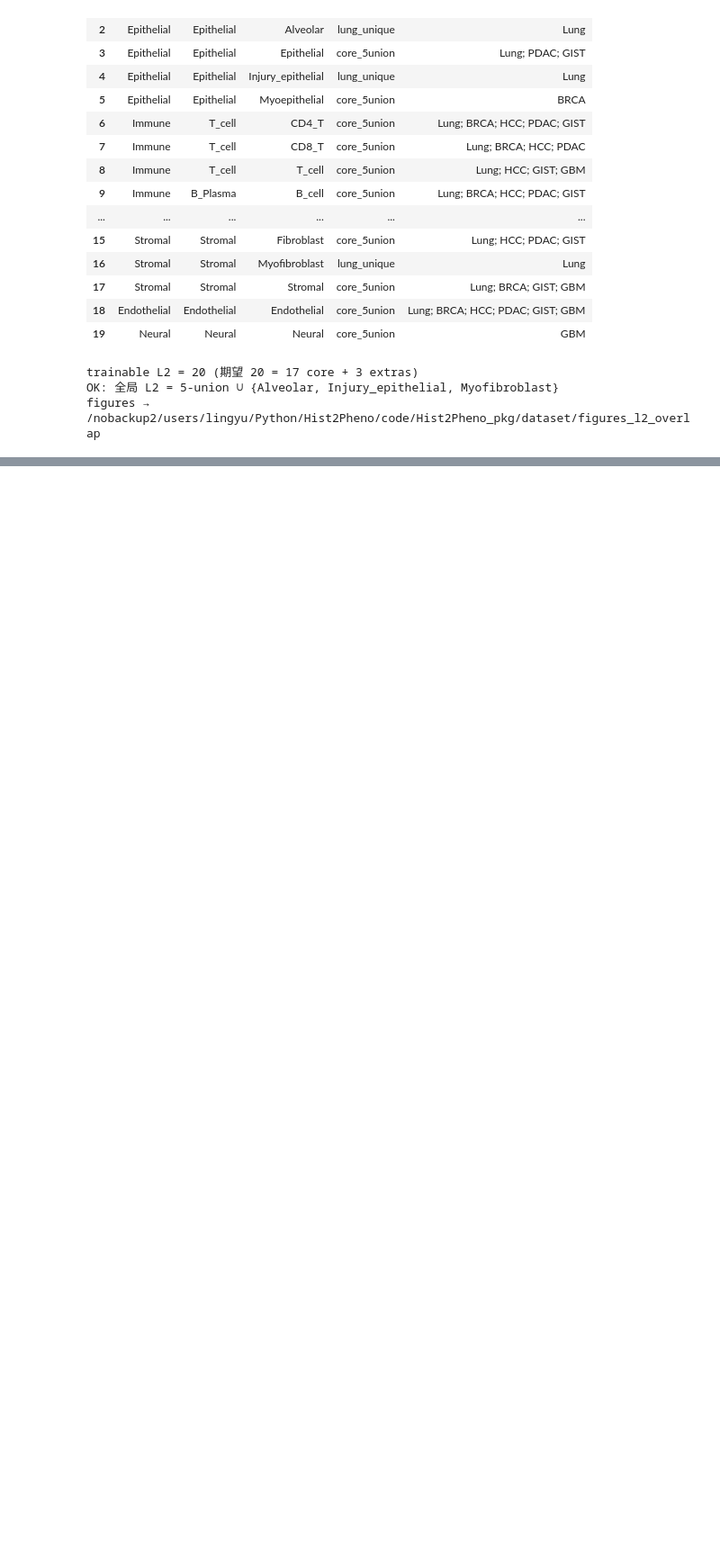
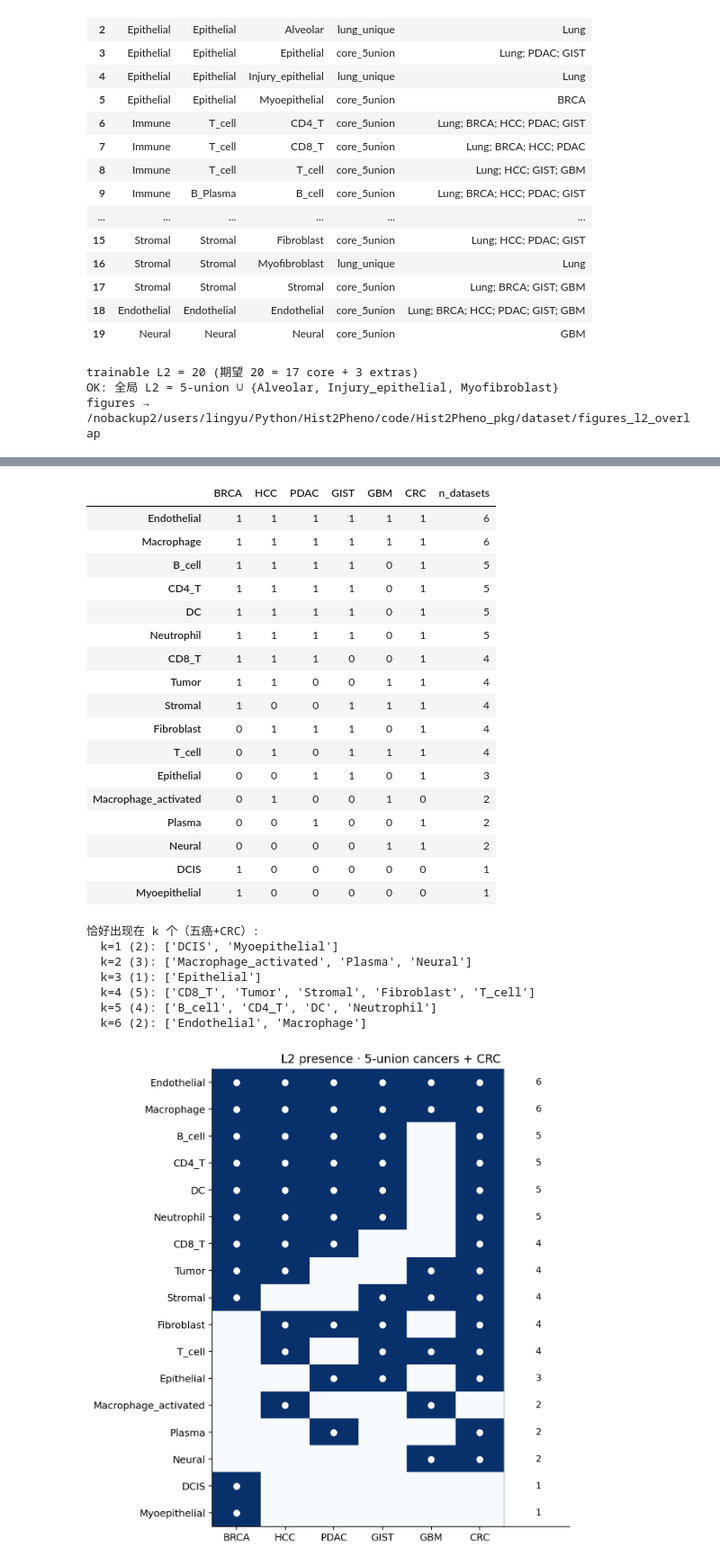
Before and after one commit to LingyuLi-math/Hist2Pheno, a Jupyter notebook: code/Hist2Pheno_pkg/dataset/L2_overlap_5datasets.ipynb, the cells around one changed output, grey strips where cells are left out. Shown at 90% size. Saved outputs shown, nothing was run; the diff lists cells and outputs as text; code cells hidden in the pictures; blank space fills up the shorter version.

Commit message:
update pancancer cell label

```diff
--- a/code/Hist2Pheno_pkg/dataset/L2_overlap_5datasets.ipynb
+++ b/code/Hist2Pheno_pkg/dataset/L2_overlap_5datasets.ipynb
@@ -647,0 +709,72 @@ figures → /nobackup2/users/lingyu/Python/Hist2Pheno/code/Hist2Pheno_pkg/datase
+# %%
+presence_crc5 = pd.DataFrame(
+    {ds: [int(lab in sets_l2[ds]) for lab in sorted(five["union"])] for ds in SIX},
+    index=sorted(five["union"]),
+)
+presence_crc5["n_datasets"] = presence_crc5[SIX].sum(axis=1)
+presence_crc5 = presence_crc5.sort_values(
+    ["n_datasets"] + SIX, ascending=[False] + [False] * len(SIX)
+)
+display(presence_crc5)
+print("恰好出现在 k 个（五癌+CRC）:")
+for k, grp in presence_crc5.groupby("n_datasets"):
+    print(f"  k={k} ({len(grp)}): {list(grp.index)}")
+
+fig, ax = plt.subplots(figsize=(7.0, 7.2))
+_presence_heatmap(ax, presence_crc5, SIX, "L2 presence · 5-union cancers + CRC")
+fig.tight_layout()
+fig.savefig(FIG / "06_presence_heatmap_5plus_crc.png", bbox_inches="tight")
+plt.show()
+
+labels20 = list(five["union"] | LUNG_UNIQUE)
+presence7 = pd.DataFrame(
+    {ds: [int(lab in sets_l2[ds]) for lab in labels20] for ds in ALL7},
+    index=labels20,
+)
+presence7["n_datasets"] = presence7[ALL7].sum(axis=1)
+presence7["is_extra"] = [lab in LUNG_UNIQUE for lab in presence7.index]
+presence7 = presence7.sort_values(
+    ["is_extra", "n_datasets"] + ALL7, ascending=[True, False] + [False] * len(ALL7)
+)
+
+fig, ax = plt.subplots(figsize=(8.0, 8.2))
+_presence_heatmap(
+    ax, presence7, ALL7,
+    "L2 presence · 7 datasets (17 core + 3 extras; CRC mapped on)",
+    extra_rows=LUNG_UNIQUE,
+)
+ax.text(
+    1.0, -0.06, "* lung_unique extra (CRC also has Myofibroblast)",
+    transform=ax.transAxes, ha="right", va="top", fontsize=8, color="#b9770e",
+)
+fig.tight_layout()
+fig.savefig(FIG / "06b_presence_heatmap_7datasets.png", bbox_inches="tight")
+plt.show()
+display(presence7[ALL7 + ["n_datasets"]])
+# %% [output]
+|  | BRCA | HCC | PDAC | GIST | GBM | CRC | n_datasets |
+| Endothelial | 1 | 1 | 1 | 1 | 1 | 1 | 6 |
+| Macrophage | 1 | 1 | 1 | 1 | 1 | 1 | 6 |
+| B_cell | 1 | 1 | 1 | 1 | 0 | 1 | 5 |
+| CD4_T | 1 | 1 | 1 | 1 | 0 | 1 | 5 |
+| DC | 1 | 1 | 1 | 1 | 0 | 1 | 5 |
+| Neutrophil | 1 | 1 | 1 | 1 | 0 | 1 | 5 |
+| CD8_T | 1 | 1 | 1 | 0 | 0 | 1 | 4 |
+| Tumor | 1 | 1 | 0 | 0 | 1 | 1 | 4 |
+| Stromal | 1 | 0 | 0 | 1 | 1 | 1 | 4 |
+| Fibroblast | 0 | 1 | 1 | 1 | 0 | 1 | 4 |
+| T_cell | 0 | 1 | 0 | 1 | 1 | 1 | 4 |
+| Epithelial | 0 | 0 | 1 | 1 | 0 | 1 | 3 |
+| Macrophage_activated | 0 | 1 | 0 | 0 | 1 | 0 | 2 |
+| Plasma | 0 | 0 | 1 | 0 | 0 | 1 | 2 |
+| Neural | 0 | 0 | 0 | 0 | 1 | 1 | 2 |
+| DCIS | 1 | 0 | 0 | 0 | 0 | 0 | 1 |
+| Myoepithelial | 1 | 0 | 0 | 0 | 0 | 0 | 1 |
+恰好出现在 k 个（五癌+CRC）:
+  k=1 (2): ['DCIS', 'Myoepithelial']
+  k=2 (3): ['Macrophage_activated', 'Plasma', 'Neural']
+  k=3 (1): ['Epithelial']
+  k=4 (5): ['CD8_T', 'Tumor', 'Stromal', 'Fibroblast', 'T_cell']
+  k=5 (4): ['B_cell', 'CD4_T', 'DC', 'Neutrophil']
+  k=6 (2): ['Endothelial', 'Macrophage']
+[figure, added]
```
Also changed, not shown: parts of 9 cells of this notebook, 5 other files.
